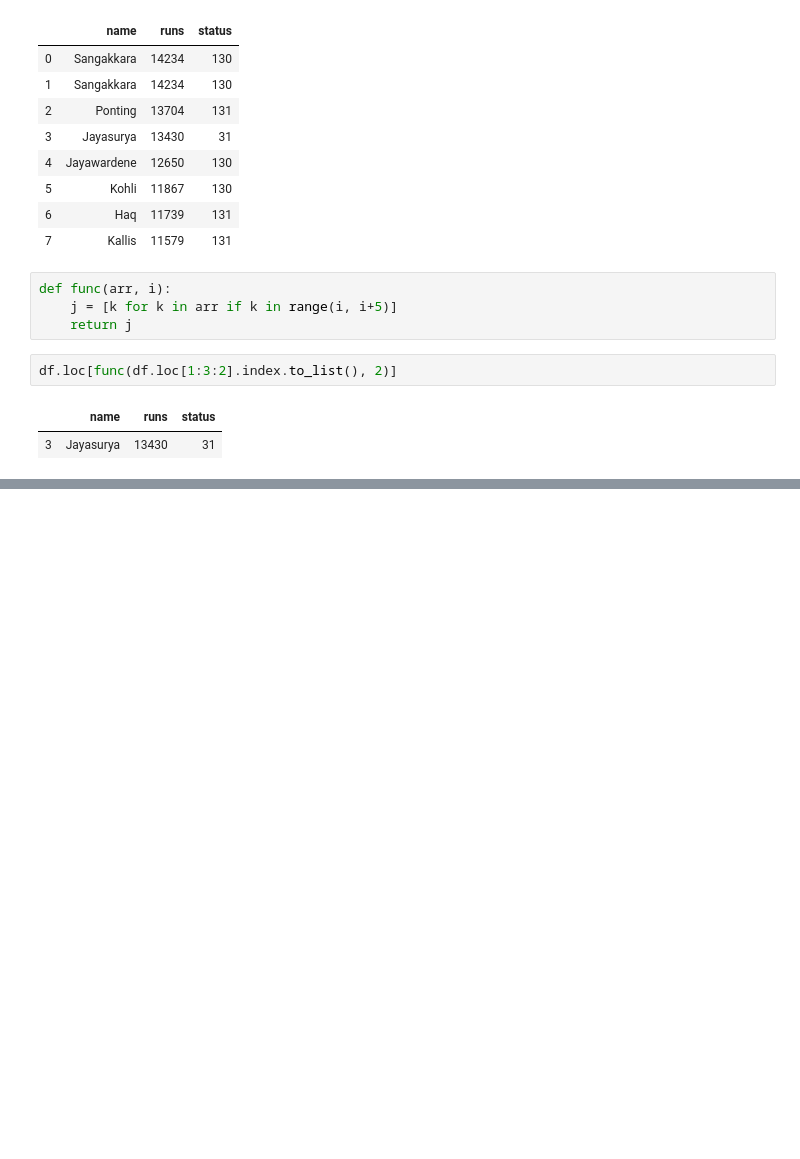
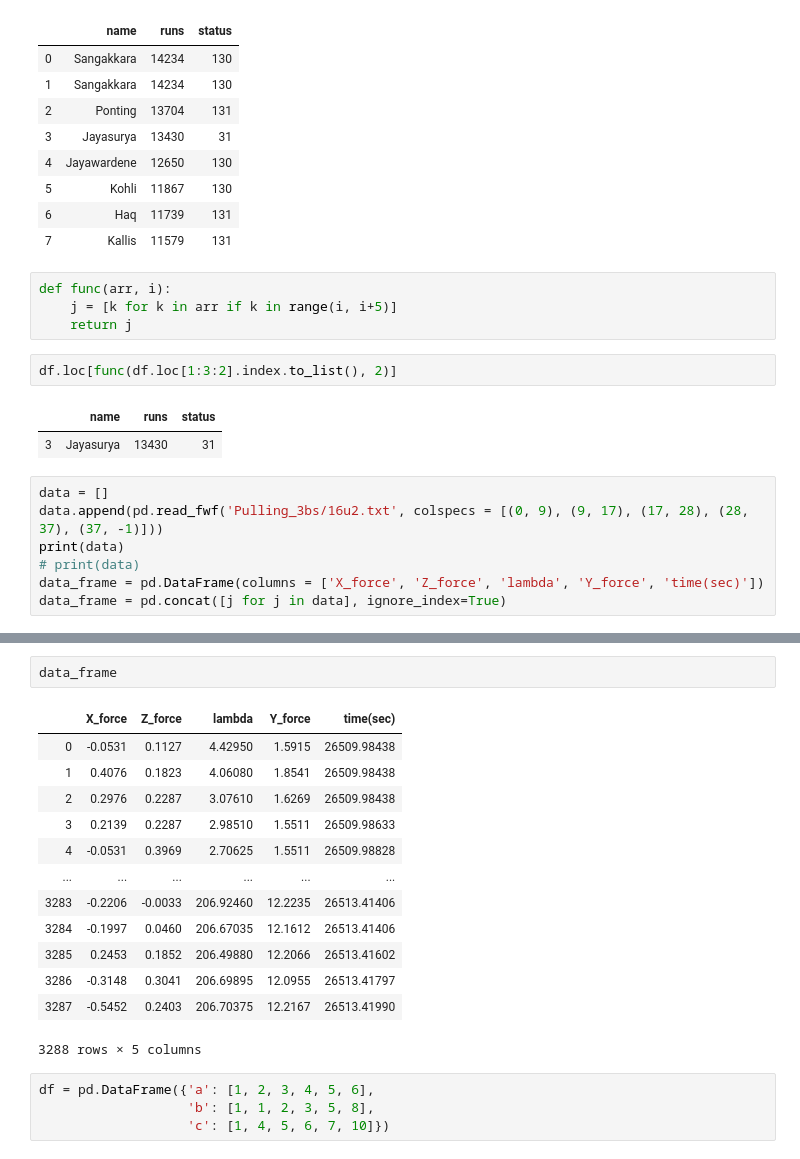
Before and after one commit to RiccardoTancredi/TesiTriennale, a Jupyter notebook: prova.ipynb, the cells around one changed output, grey strips where cells are left out. Saved outputs shown, nothing was run; the diff lists cells and outputs as text; blank space fills up the shorter version.

```diff
--- a/prova.ipynb
+++ b/prova.ipynb
@@ -343,3 +343,10 @@ df.loc[func(df.loc[1:3:2].index.to_list(), 2)]
 # %% [output]
 |  | name | runs | status |
 | 3 | Jayasurya | 13430 | 31 |
+# %%
+data = []
+data.append(pd.read_fwf('Pulling_3bs/16u2.txt', colspecs = [(0, 9), (9, 17), (17, 28), (28, 37), (37, -1)]))
+print(data)
+# print(data)
+data_frame = pd.DataFrame(columns = ['X_force', 'Z_force', 'lambda', 'Y_force', 'time(sec)'])
+data_frame = pd.concat([j for j in data], ignore_index=True)
@@ -345,0 +368,20 @@ df.loc[func(df.loc[1:3:2].index.to_list(), 2)]
+# %%
+data_frame
+# %% [output]
+|  | X_force | Z_force | lambda | Y_force | time(sec) |
+| 0 | -0.0531 | 0.1127 | 4.42950 | 1.5915 | 26509.98438 |
+| 1 | 0.4076 | 0.1823 | 4.06080 | 1.8541 | 26509.98438 |
+| 2 | 0.2976 | 0.2287 | 3.07610 | 1.6269 | 26509.98438 |
+| 3 | 0.2139 | 0.2287 | 2.98510 | 1.5511 | 26509.98633 |
+| 4 | -0.0531 | 0.3969 | 2.70625 | 1.5511 | 26509.98828 |
+| ... | ... | ... | ... | ... | ... |
+| 3283 | -0.2206 | -0.0033 | 206.92460 | 12.2235 | 26513.41406 |
+| 3284 | -0.1997 | 0.0460 | 206.67035 | 12.1612 | 26513.41406 |
+| 3285 | 0.2453 | 0.1852 | 206.49880 | 12.2066 | 26513.41602 |
+| 3286 | -0.3148 | 0.3041 | 206.69895 | 12.0955 | 26513.41797 |
+| 3287 | -0.5452 | 0.2403 | 206.70375 | 12.2167 | 26513.41990 |
+3288 rows × 5 columns
+# %%
+df = pd.DataFrame({'a': [1, 2, 3, 4, 5, 6],
+                   'b': [1, 1, 2, 3, 5, 8],
+                   'c': [1, 4, 5, 6, 7, 10]})
```
Also changed, not shown: parts of 6 cells of this notebook, 10 other files.
